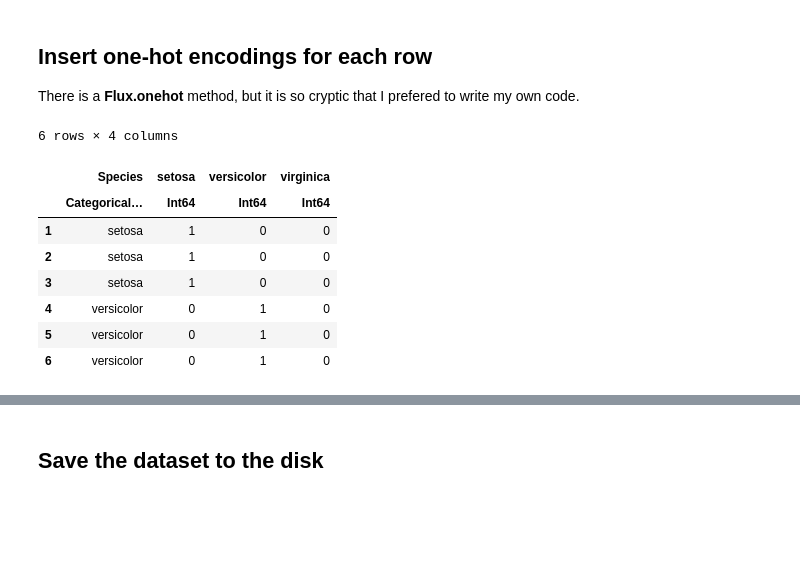
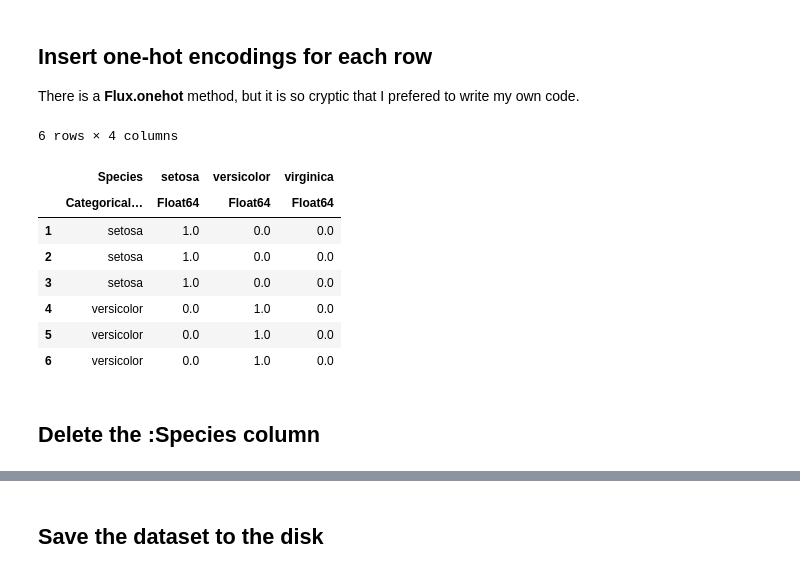
Before and after one commit to UkiDLucas/Iris_dataset_Julia_Flux_DNN_regression, a Jupyter notebook: Flux DNN regression.ipynb, the cells around one changed output, grey strips where cells are left out. Drawn from its saved outputs; the diff is of its cells as text; code cells hidden in the pictures; blank space fills up the shorter version.

```diff
--- a/Flux DNN regression.ipynb
+++ b/Flux DNN regression.ipynb
@@ -177,34 +202,36 @@ There is a **Flux.onehot** method, but it is so cryptic that I prefered to write
 # %%
 using DataFrames
 column_species     = 5                              # column number with lables
 column_setosa      = 6
 column_versicolor  = 7
 column_virginica   = 8
 
 number_of_rows = size(iris)[1]                      # rows, columns
 
 for i in 1:number_of_rows                           # go thru all rows
     specie = string( iris[i, column_species] )      # CategoricalString{UInt8} to String
 
     if specie == "setosa"
-        iris[i, column_setosa] = 1
+        iris[i, column_setosa] = 1.0
     elseif specie == "versicolor"
-        iris[i, column_versicolor] = 1
+        iris[i, column_versicolor] = 1.0
     elseif specie == "virginica"
-        iris[i, column_virginica] = 1
+        iris[i, column_virginica] = 1.0
     else
         println( specie, " not found!" )
     end
 end
 
 iris[48:53, 5:end]                                  # a quick sanity check
 # %% [output]
 6 rows × 4 columns
 |  | Species | setosa | versicolor | virginica |
-|  | Categorical… | Int64 | Int64 | Int64 |
-| 1 | setosa | 1 | 0 | 0 |
-| 2 | setosa | 1 | 0 | 0 |
-| 3 | setosa | 1 | 0 | 0 |
-| 4 | versicolor | 0 | 1 | 0 |
-| 5 | versicolor | 0 | 1 | 0 |
-| 6 | versicolor | 0 | 1 | 0 |
+|  | Categorical… | Float64 | Float64 | Float64 |
+| 1 | setosa | 1.0 | 0.0 | 0.0 |
+| 2 | setosa | 1.0 | 0.0 | 0.0 |
+| 3 | setosa | 1.0 | 0.0 | 0.0 |
+| 4 | versicolor | 0.0 | 1.0 | 0.0 |
+| 5 | versicolor | 0.0 | 1.0 | 0.0 |
+| 6 | versicolor | 0.0 | 1.0 | 0.0 |
+# %% [markdown]
+## Delete the :Species column
```
Also changed, not shown: parts of 32 cells of this notebook, 5 other files.
